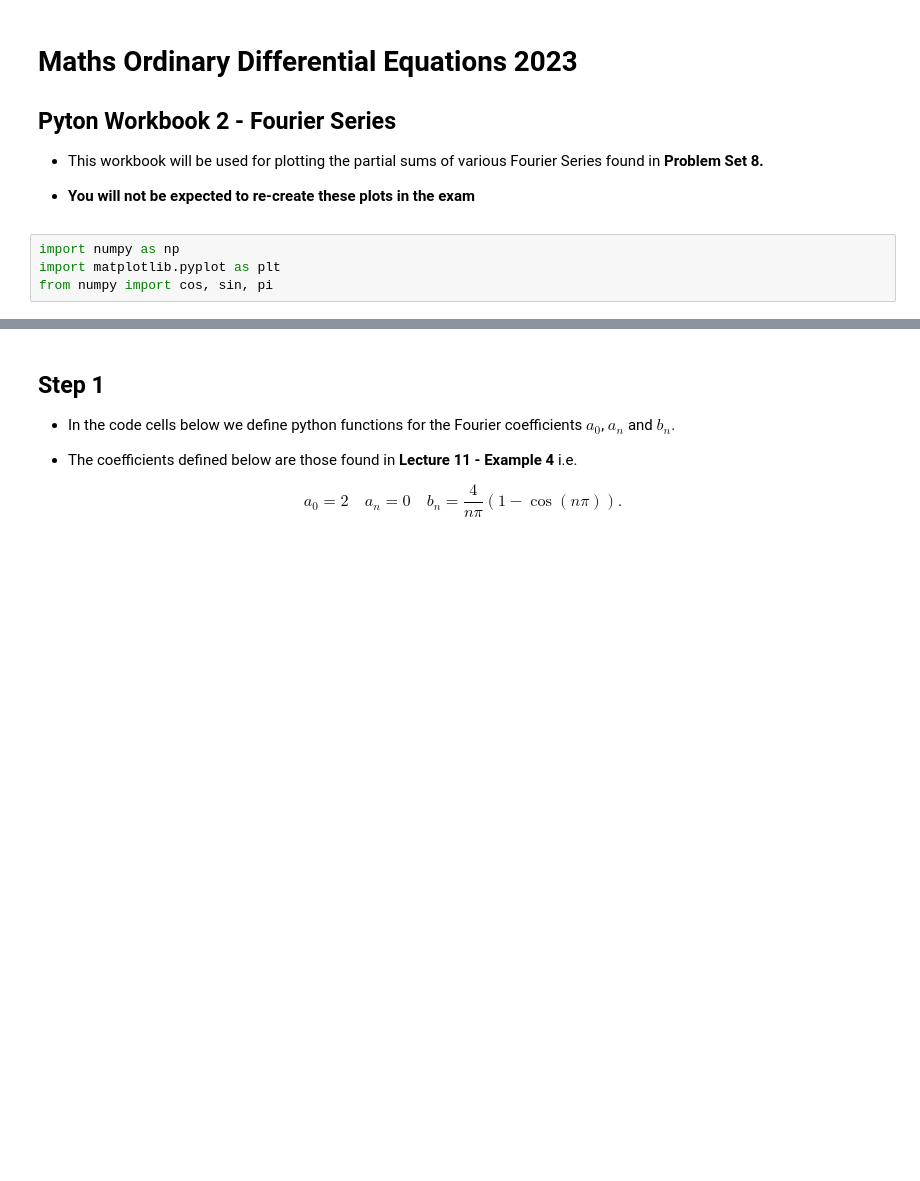
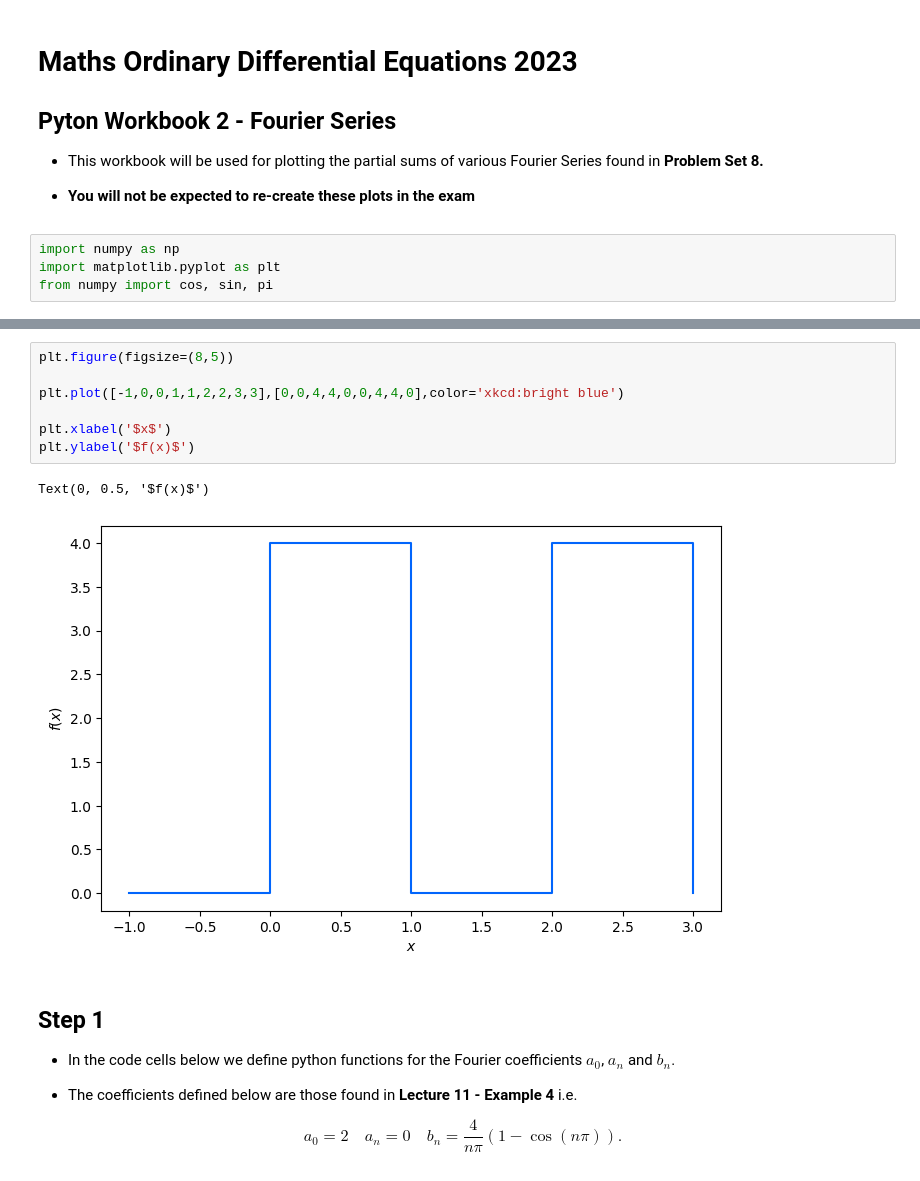
Before and after one commit to tlyonsSETU/Maths-ODE, a Jupyter notebook: Workbook 2 - Fourier Series.ipynb, the cells around one changed output, grey strips where cells are left out. Cells and saved outputs as stored; diff of their text form; blank space fills up the shorter version.

```diff
--- a/Workbook 2 - Fourier Series.ipynb
+++ b/Workbook 2 - Fourier Series.ipynb
@@ -17,3 +82,13 @@ from numpy import cos, sin, pi
+# %%
+plt.figure(figsize=(8,5))
+
+plt.plot([-1,0,0,1,1,2,2,3,3],[0,0,4,4,0,0,4,4,0],color='xkcd:bright blue')
+
+plt.xlabel('$x$')
+plt.ylabel('$f(x)$')
+# %% [output]
+Text(0, 0.5, '$f(x)$')
+[figure, added]
 # %% [markdown]
 ## Step 1
 
```
Also changed, not shown: parts of 14 cells of this notebook.
